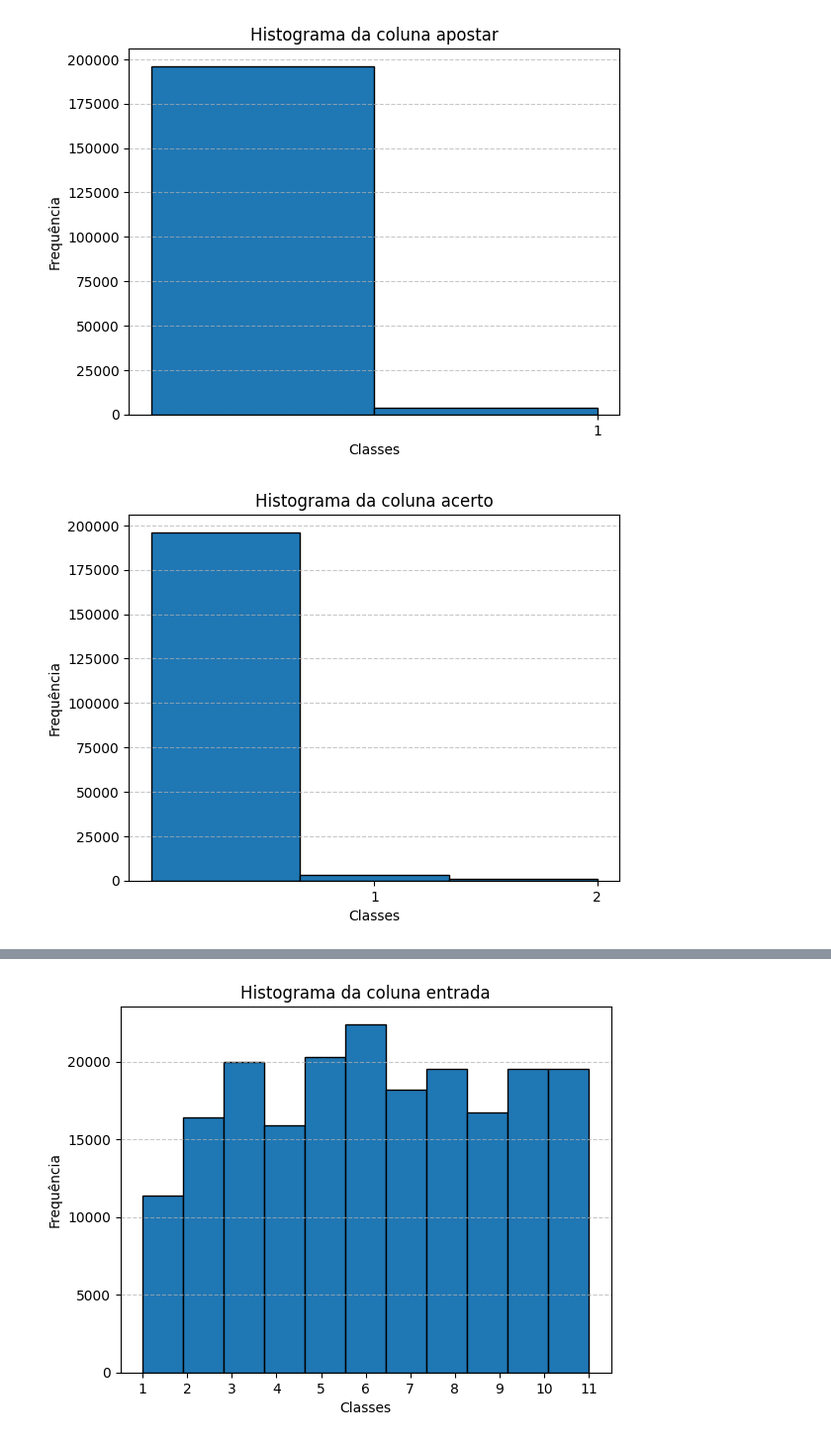
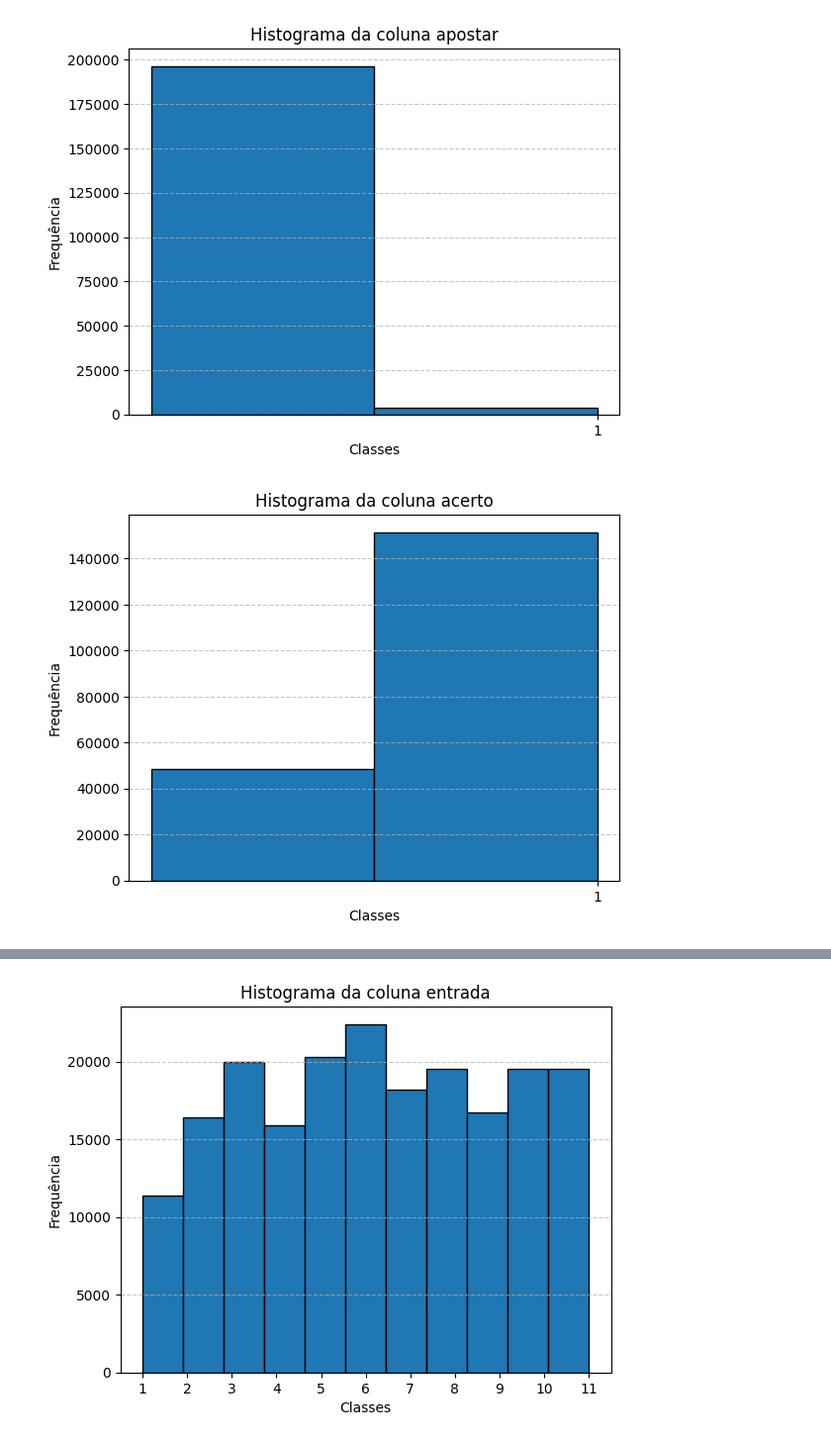
Before and after one commit to oziieljuniior/Out, a Jupyter notebook: Colab_Notebooks/Order/exe2_parte1.ipynb, the cells around one changed output, grey strips where cells are left out. Shown at 99% size. Cells and saved outputs as stored; diff of their text form; code cells hidden in the pictures.

```diff
--- a/Colab_Notebooks/Order/exe2_parte1.ipynb
+++ b/Colab_Notebooks/Order/exe2_parte1.ipynb
@@ -6,6 +6,6 @@ import numpy as np
 from scipy import stats
 import pandas as pd
 # %%
-data = pd.read_csv("/home/darkcover/Documentos/Out/dados/data_final1.csv")
+data = pd.read_csv("/home/darkcover/Documentos/Out/dados/data_final.csv")
 data.head()
 # %% [output]
@@ -18,5 +18,5 @@ data.head()
 # %%
-#data = data.drop(columns=['Unnamed: 0'])
+data = data.drop(columns=['Unnamed: 0'])
 # Excluir a linha com índice 0
 data = data.drop(0).reset_index(drop=True)
 
@@ -130,17 +132,17 @@ plt.show()
 [figure]
 # %%
 # Configurar o histograma
-plt.hist(data['acerto'], bins=3, edgecolor='k')  # O número de bins deve corresponder ao número de classes (3 no seu caso)
+plt.hist(data['acerto'], bins=2, edgecolor='k')  # O número de bins deve corresponder ao número de classes (3 no seu caso)
 plt.title('Histograma da coluna acerto')
 plt.xlabel('Classes')
 plt.ylabel('Frequência')
-plt.xticks(range(1, 3))  # Rótulos do eixo x de 1 a 3
+plt.xticks(range(1, 2))  # Rótulos do eixo x de 1 a 3
 plt.grid(axis='y', linestyle='--', alpha=0.7)
 
 # Mostrar o histograma
 plt.show()
 # %% [output]
-[figure, old version]
+[figure, new version]
 # %%
 # Configurar o histograma
 plt.hist(data['contagem'], bins=25, edgecolor='k')  # O número de bins deve corresponder ao número de classes (25 no seu caso)
```
Also changed, not shown: parts of 9 cells of this notebook, 3 other files.
